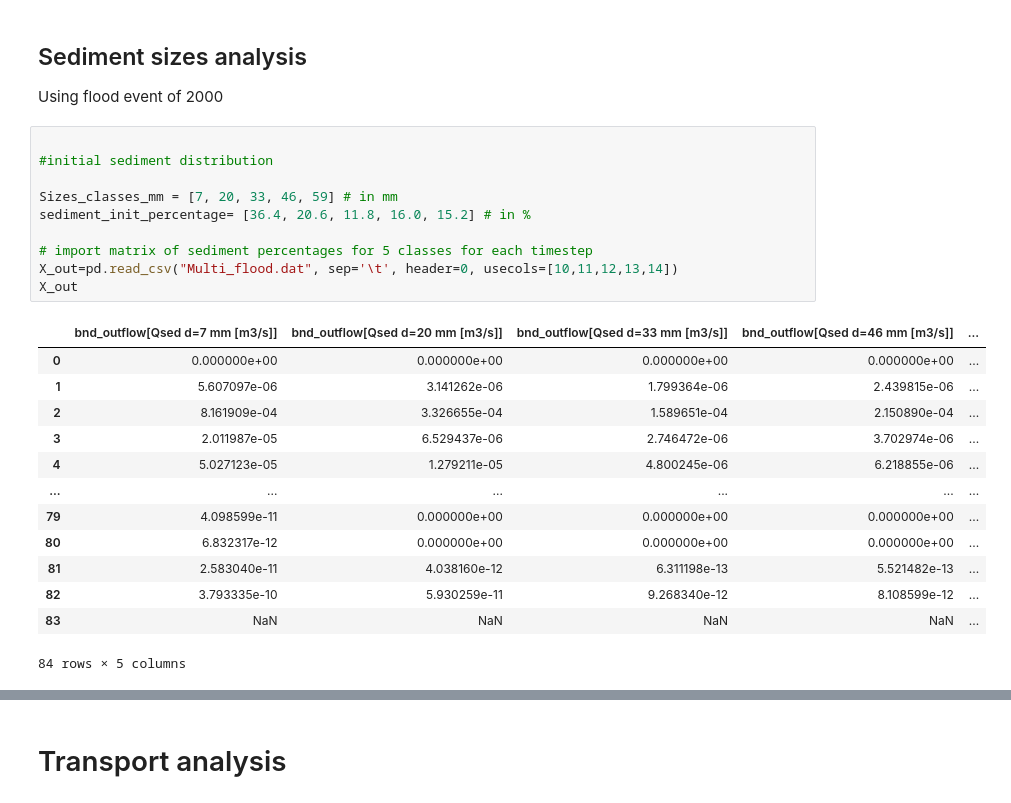
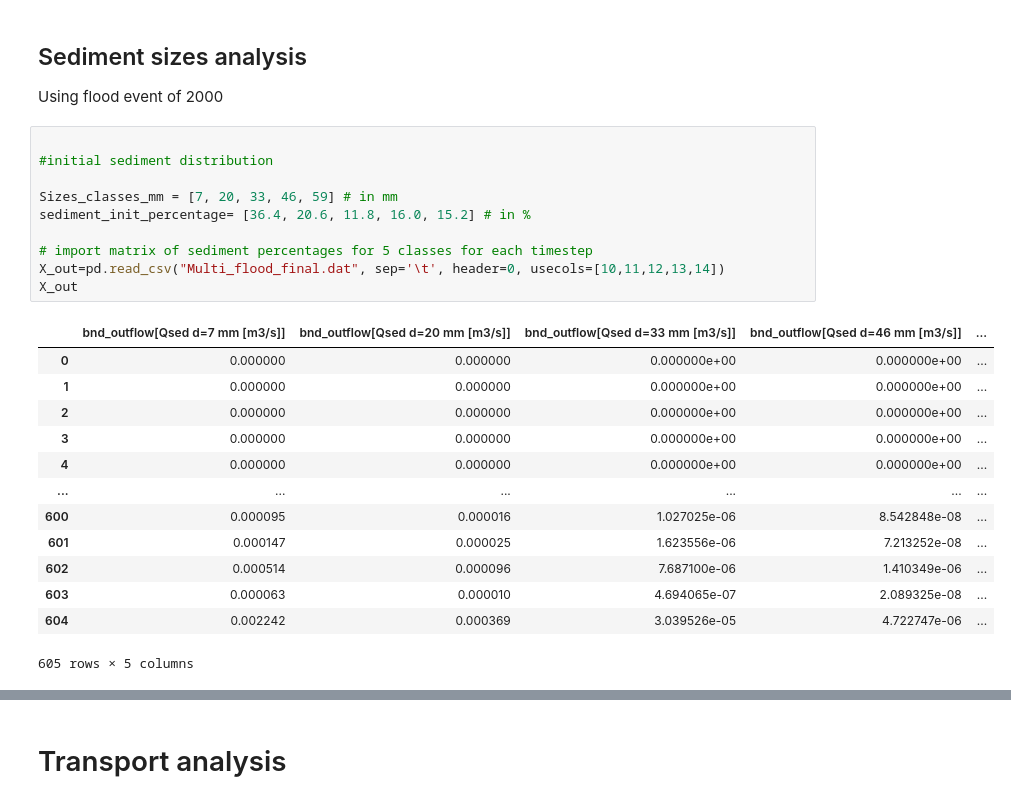
Before and after one commit to Margaux-Ccd/Dranse_sediment, a Jupyter notebook: Analysis/Sediment_analysis.ipynb, the cells around one changed output, grey strips where cells are left out. Saved outputs shown, nothing was run; the diff lists cells and outputs as text.

```diff
--- a/Analysis/Sediment_analysis.ipynb
+++ b/Analysis/Sediment_analysis.ipynb
@@ -124,27 +231,27 @@ Using flood event of 2000
 # %%
 
 #initial sediment distribution
 
 Sizes_classes_mm = [7, 20, 33, 46, 59] # in mm
 sediment_init_percentage= [36.4, 20.6, 11.8, 16.0, 15.2] # in %
 
 # import matrix of sediment percentages for 5 classes for each timestep
-X_out=pd.read_csv("Multi_flood.dat", sep='\t', header=0, usecols=[10,11,12,13,14])
+X_out=pd.read_csv("Multi_flood_final.dat", sep='\t', header=0, usecols=[10,11,12,13,14])
 X_out
 # %% [output]
 |  | bnd_outflow[Qsed d=7 mm [m3/s]] | bnd_outflow[Qsed d=20 mm [m3/s]] | bnd_outflow[Qsed d=33 mm [m3/s]] | bnd_outflow[Qsed d=46 mm [m3/s]] | ... |
-| 0 | 0.000000e+00 | 0.000000e+00 | 0.000000e+00 | 0.000000e+00 | ... |
-| 1 | 5.607097e-06 | 3.141262e-06 | 1.799364e-06 | 2.439815e-06 | ... |
-| 2 | 8.161909e-04 | 3.326655e-04 | 1.589651e-04 | 2.150890e-04 | ... |
-| 3 | 2.011987e-05 | 6.529437e-06 | 2.746472e-06 | 3.702974e-06 | ... |
-| 4 | 5.027123e-05 | 1.279211e-05 | 4.800245e-06 | 6.218855e-06 | ... |
+| 0 | 0.000000 | 0.000000 | 0.000000e+00 | 0.000000e+00 | ... |
+| 1 | 0.000000 | 0.000000 | 0.000000e+00 | 0.000000e+00 | ... |
+| 2 | 0.000000 | 0.000000 | 0.000000e+00 | 0.000000e+00 | ... |
+| 3 | 0.000000 | 0.000000 | 0.000000e+00 | 0.000000e+00 | ... |
+| 4 | 0.000000 | 0.000000 | 0.000000e+00 | 0.000000e+00 | ... |
 | ... | ... | ... | ... | ... | ... |
-| 79 | 4.098599e-11 | 0.000000e+00 | 0.000000e+00 | 0.000000e+00 | ... |
-| 80 | 6.832317e-12 | 0.000000e+00 | 0.000000e+00 | 0.000000e+00 | ... |
-| 81 | 2.583040e-11 | 4.038160e-12 | 6.311198e-13 | 5.521482e-13 | ... |
-| 82 | 3.793335e-10 | 5.930259e-11 | 9.268340e-12 | 8.108599e-12 | ... |
-| 83 | NaN | NaN | NaN | NaN | ... |
+| 600 | 0.000095 | 0.000016 | 1.027025e-06 | 8.542848e-08 | ... |
+| 601 | 0.000147 | 0.000025 | 1.623556e-06 | 7.213252e-08 | ... |
+| 602 | 0.000514 | 0.000096 | 7.687100e-06 | 1.410349e-06 | ... |
+| 603 | 0.000063 | 0.000010 | 4.694065e-07 | 2.089325e-08 | ... |
+| 604 | 0.002242 | 0.000369 | 3.039526e-05 | 4.722747e-06 | ... |
-84 rows × 5 columns
+605 rows × 5 columns
 # %%
 # average sediment percentage over the flood event
 average_sediment_percentage = X_out.sum(axis=0) /X_out.sum(axis=0).sum()*100
```
Also changed, not shown: parts of 13 cells of this notebook, 25 other files.
